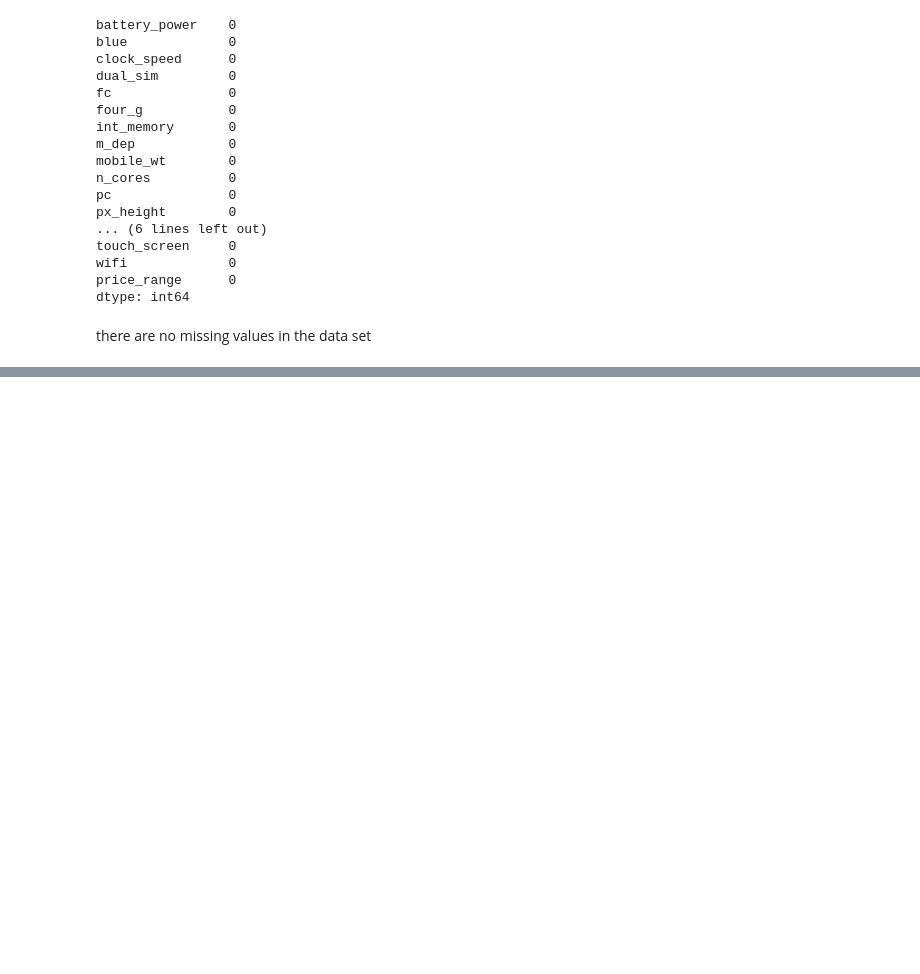
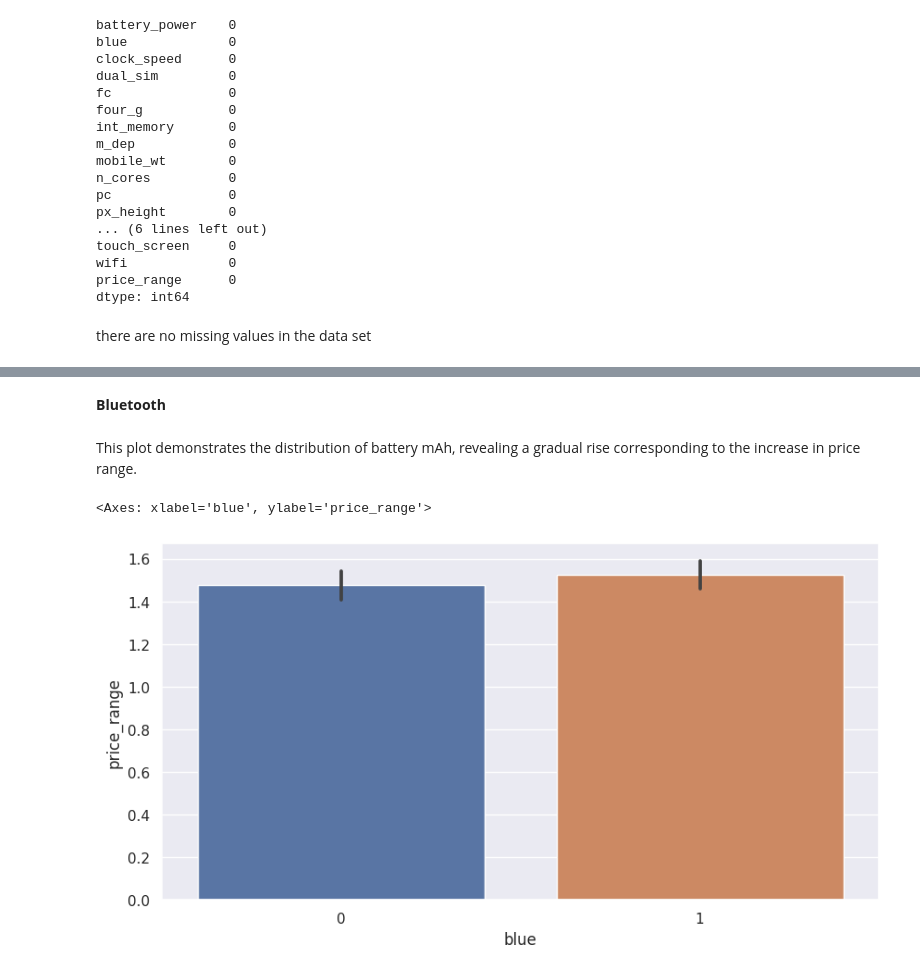
Before and after one commit to VishalKamde/Classification-Project, a Jupyter notebook: Mobile_Price_Range_Prediction_Vishal_Kamde.ipynb, the cells around one changed output, grey strips where cells are left out. Drawn from its saved outputs; the diff is of its cells as text; code cells hidden in the pictures; blank space fills up the shorter version.

```diff
--- a/Mobile_Price_Range_Prediction_Vishal_Kamde.ipynb
+++ b/Mobile_Price_Range_Prediction_Vishal_Kamde.ipynb
@@ -256,0 +280,11 @@ there are no missing values in the data set
+# %% [markdown]
+**Bluetooth**
+# %% [markdown]
+This plot demonstrates the distribution of battery mAh, revealing a gradual rise corresponding to the increase in price range.
+# %%
+#anlysis of data by vizualisation
+fig,ax=plt.subplots(figsize=(10,5))
+sns.barplot(data=df,x='blue',y='price_range',ax=ax)
+# %% [output]
+<Axes: xlabel='blue', ylabel='price_range'>
+[figure, added]
```
Also changed, not shown: parts of 22 cells of this notebook.
